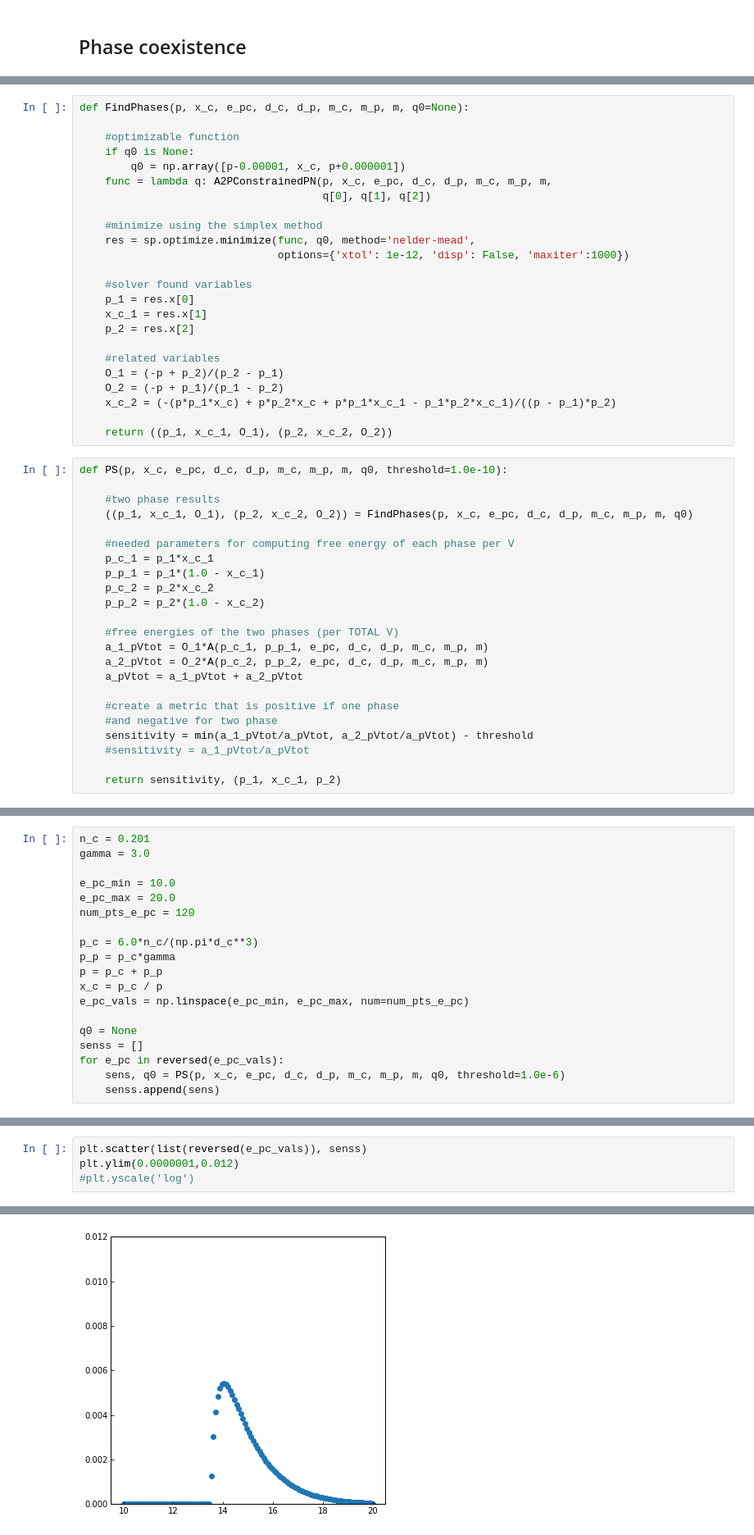
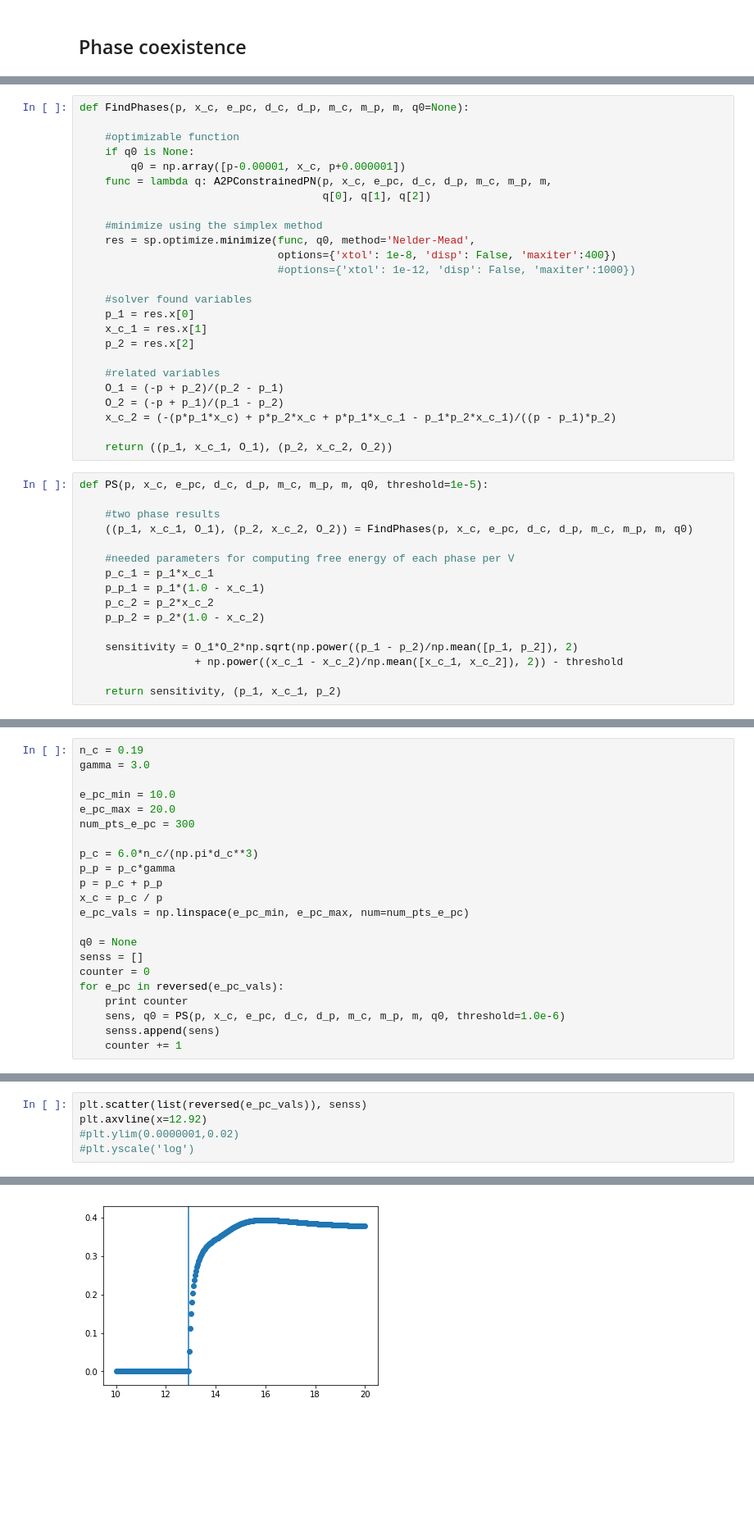
Before and after one commit to truskett-group-ut/patchy_polymer_with_nanocrystal, a Jupyter notebook: wertheim/depletion_wertheim.ipynb, the cells around one changed output, grey strips where cells are left out. Shown at 82% size. Cells and saved outputs as stored; diff of their text form; blank space fills up the shorter version.

```diff
--- a/wertheim/depletion_wertheim.ipynb
+++ b/wertheim/depletion_wertheim.ipynb
@@ -680,8 +683,9 @@ def FindPhases(p, x_c, e_pc, d_c, d_p, m_c, m_p, m, q0=None):
                                       q[0], q[1], q[2])
 
     #minimize using the simplex method
-    res = sp.optimize.minimize(func, q0, method='nelder-mead',
-                               options={'xtol': 1e-12, 'disp': False, 'maxiter':1000})
+    res = sp.optimize.minimize(func, q0, method='Nelder-Mead',
+                               options={'xtol': 1e-8, 'disp': False, 'maxiter':400})
+                               #options={'xtol': 1e-12, 'disp': False, 'maxiter':1000})
 
     #solver found variables
     p_1 = res.x[0]
@@ -695,7 +699,7 @@ def FindPhases(p, x_c, e_pc, d_c, d_p, m_c, m_p, m, q0=None):
 
     return ((p_1, x_c_1, O_1), (p_2, x_c_2, O_2))
 # %%
-def PS(p, x_c, e_pc, d_c, d_p, m_c, m_p, m, q0, threshold=1.0e-10):
+def PS(p, x_c, e_pc, d_c, d_p, m_c, m_p, m, q0, threshold=1e-5):
 
     #two phase results
     ((p_1, x_c_1, O_1), (p_2, x_c_2, O_2)) = FindPhases(p, x_c, e_pc, d_c, d_p, m_c, m_p, m, q0)
@@ -706,15 +710,8 @@ def PS(p, x_c, e_pc, d_c, d_p, m_c, m_p, m, q0, threshold=1.0e-10):
     p_c_2 = p_2*x_c_2
     p_p_2 = p_2*(1.0 - x_c_2)
 
-    #free energies of the two phases (per TOTAL V)
-    a_1_pVtot = O_1*A(p_c_1, p_p_1, e_pc, d_c, d_p, m_c, m_p, m)
-    a_2_pVtot = O_2*A(p_c_2, p_p_2, e_pc, d_c, d_p, m_c, m_p, m)
-    a_pVtot = a_1_pVtot + a_2_pVtot
-
-    #create a metric that is positive if one phase
-    #and negative for two phase
-    sensitivity = min(a_1_pVtot/a_pVtot, a_2_pVtot/a_pVtot) - threshold
-    #sensitivity = a_1_pVtot/a_pVtot
+    sensitivity = O_1*O_2*np.sqrt(np.power((p_1 - p_2)/np.mean([p_1, p_2]), 2)
+                  + np.power((x_c_1 - x_c_2)/np.mean([x_c_1, x_c_2]), 2)) - threshold
 
     return sensitivity, (p_1, x_c_1, p_2)
 # %%
@@ -789,12 +780,12 @@ p_c_max = 6.0*n_c_max/(np.pi*d_c**3)
 p_c_vals = np.linspace(p_c_min, p_c_max, num=num_pts_p_c)
 e_pc_vals = np.linspace(e_pc_min, e_pc_max, num=num_pts_e_pc)
 # %%
-n_c = 0.201
+n_c = 0.19
 gamma = 3.0
 
 e_pc_min = 10.0
 e_pc_max = 20.0
-num_pts_e_pc = 120
+num_pts_e_pc = 300
 
 p_c = 6.0*n_c/(np.pi*d_c**3)
 p_p = p_c*gamma
@@ -804,7 +795,10 @@ e_pc_vals = np.linspace(e_pc_min, e_pc_max, num=num_pts_e_pc)
 
 q0 = None
 senss = []
+counter = 0
 for e_pc in reversed(e_pc_vals):
+    print counter
     sens, q0 = PS(p, x_c, e_pc, d_c, d_p, m_c, m_p, m, q0, threshold=1.0e-6)
     senss.append(sens)
+    counter += 1
 # %% [output]
@@ -828,5 +822,6 @@ Optimization terminated successfully.
 # %%
 plt.scatter(list(reversed(e_pc_vals)), senss)
-plt.ylim(0.0000001,0.012)
+plt.axvline(x=12.92)
+#plt.ylim(0.0000001,0.02)
 #plt.yscale('log')
 # %% [output]
@@ -834,3 +829,3 @@ plt.ylim(0.0000001,0.012)
-[figure, old version]
+[figure, new version]
 # %%
 plt.scatter(list(reversed(e_pc_vals)), senss)
```
Also changed, not shown: parts of 22 cells of this notebook.
